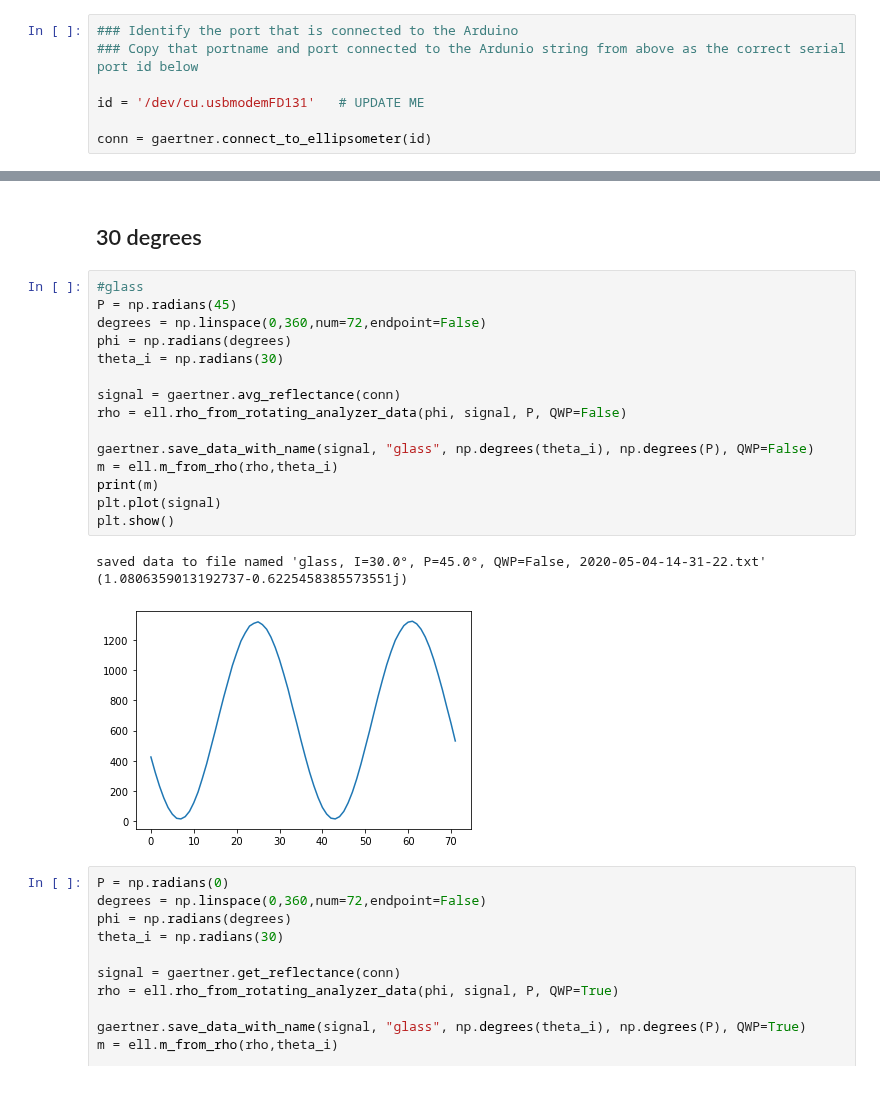
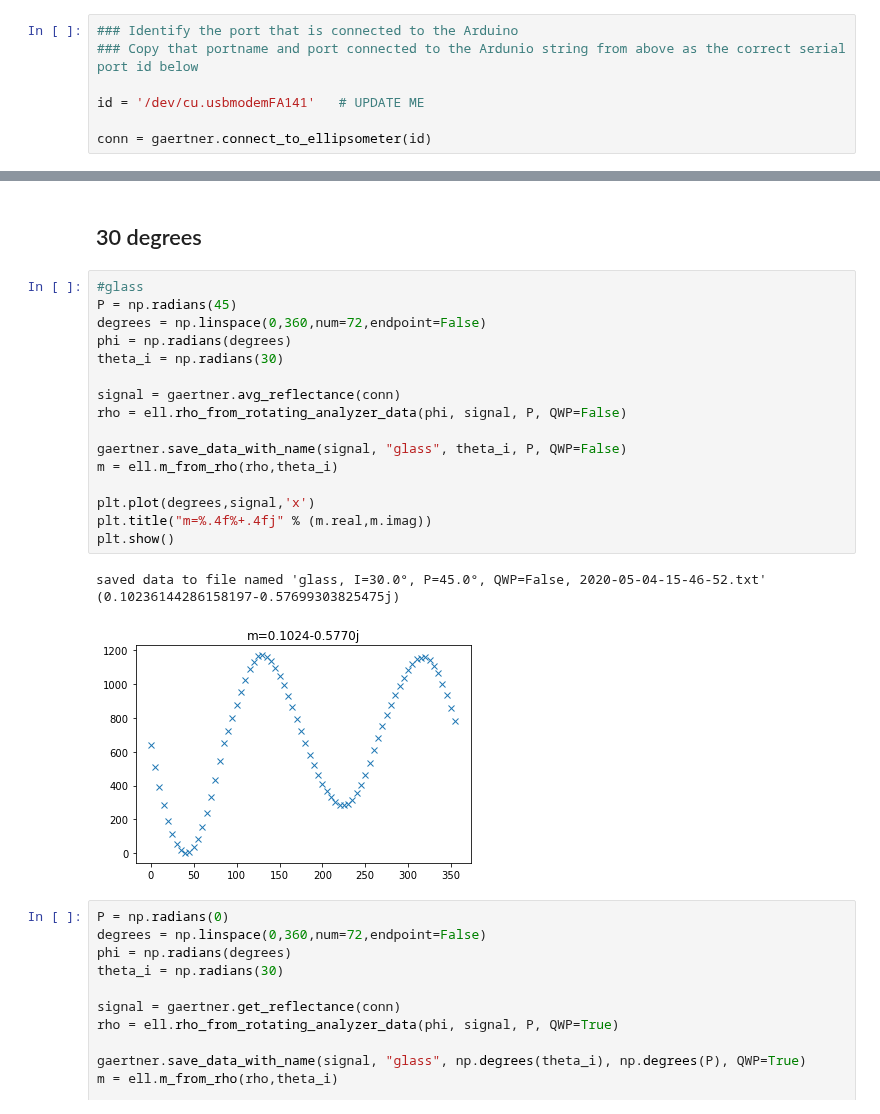
Before and after one commit to scottprahl/pypolar, a Jupyter notebook: docs/10d-Ellipsometer.ipynb, the cells around one changed output, grey strips where cells are left out. Saved outputs shown, nothing was run; the diff lists cells and outputs as text.

```diff
--- a/docs/10d-Ellipsometer.ipynb
+++ b/docs/10d-Ellipsometer.ipynb
@@ -48,7 +48,7 @@ print(s)
 ### Identify the port that is connected to the Arduino
 ### Copy that portname and port connected to the Ardunio string from above as the correct serial port id below
 
-id = '/dev/cu.usbmodemFD131'   # UPDATE ME
+id = '/dev/cu.usbmodemFA141'   # UPDATE ME
 
 conn = gaertner.connect_to_ellipsometer(id)
 # %% [markdown]
@@ -63,22 +63,23 @@ signal=get_reflectance(conn)
 # %%
 #glass
 P = np.radians(45)
 degrees = np.linspace(0,360,num=72,endpoint=False)
 phi = np.radians(degrees)
 theta_i = np.radians(30)
 
 signal = gaertner.avg_reflectance(conn)
 rho = ell.rho_from_rotating_analyzer_data(phi, signal, P, QWP=False)
 
-gaertner.save_data_with_name(signal, "glass", np.degrees(theta_i), np.degrees(P), QWP=False)
+gaertner.save_data_with_name(signal, "glass", theta_i, P, QWP=False)
 m = ell.m_from_rho(rho,theta_i)
-print(m)
-plt.plot(signal)
+
+plt.plot(degrees,signal,'x')
+plt.title("m=%.4f%+.4fj" % (m.real,m.imag))
 plt.show()
 # %% [output]
-saved data to file named 'glass, I=30.0°, P=45.0°, QWP=False, 2020-05-04-14-31-22.txt'
-(1.0806359013192737-0.6225458385573551j)
+saved data to file named 'glass, I=30.0°, P=45.0°, QWP=False, 2020-05-04-15-46-52.txt'
+(0.10236144286158197-0.57699303825475j)
-[figure, old version]
+[figure, new version]
 # %%
 P = np.radians(0)
 degrees = np.linspace(0,360,num=72,endpoint=False)
```
Also changed, not shown: parts of 1 cell of this notebook.
